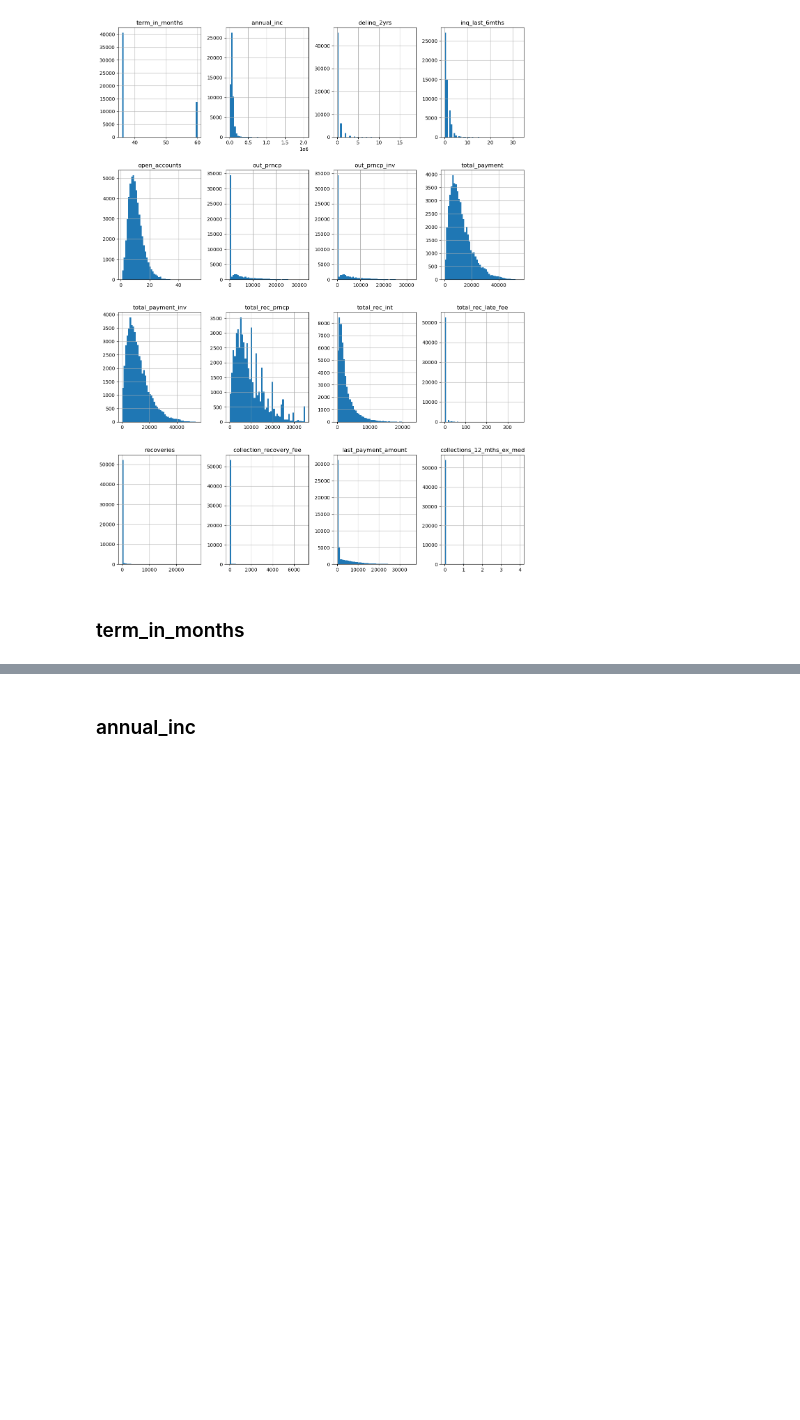
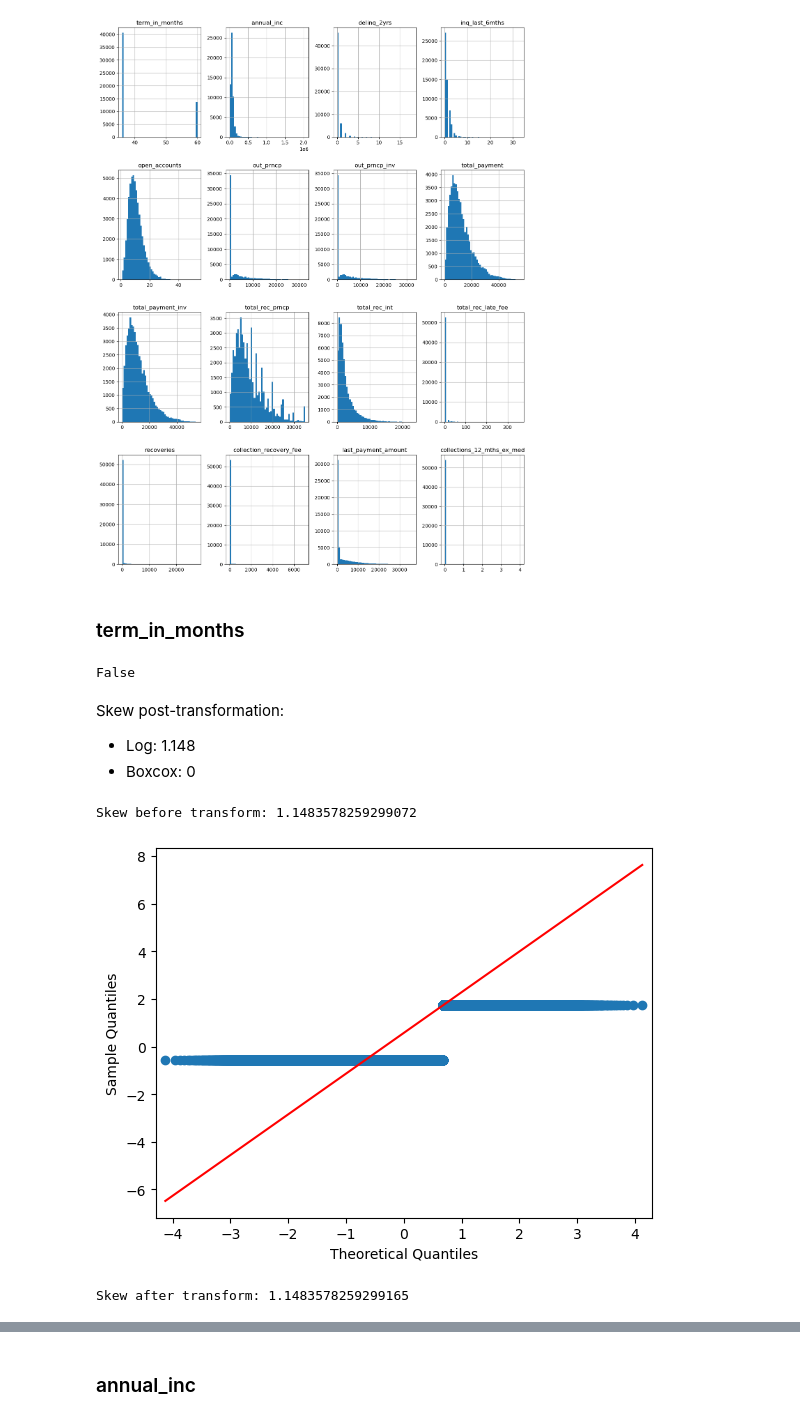
Before and after one commit to RyanCodeGit/exploratory-data-analysis---customer-loans-in-finance800, a Jupyter notebook: EDA.ipynb, the cells around one changed output, grey strips where cells are left out. Saved outputs shown, nothing was run; the diff lists cells and outputs as text; code cells hidden in the pictures; blank space fills up the shorter version.

Commit message:
Finishes trialing transformations on skewed columns in EDA.ipynb, adds class method to DataFrameTransform and DataFrameInfo classes in db_utils.py

```diff
--- a/EDA.ipynb
+++ b/EDA.ipynb
@@ -524,3 +526,21 @@ plot.multi_hist(df, skew_cols)
 [figure]
 # %% [markdown]
 ### term_in_months
+# %%
+inspector.contains_zero(df, "term_in_months")
+# %% [output]
+False
+# %% [markdown]
+Skew post-transformation:
+- Log: 1.148
+- Boxcox: 0
+# %%
+# Log transforming term_in_months to determine skew reduction
+print(f"Skew before transform: {df["term_in_months"].skew()}")
+df_log_term_in_months = transform.log_tf(df, "term_in_months")
+plot.plot_qq(df_log_term_in_months)
+print(f"Skew after transform: {df_log_term_in_months.skew()}")
+# %% [output]
+Skew before transform: 1.1483578259299072
+[figure, added]
+Skew after transform: 1.1483578259299165
```
Also changed, not shown: parts of 48 cells of this notebook, 1 other file.
